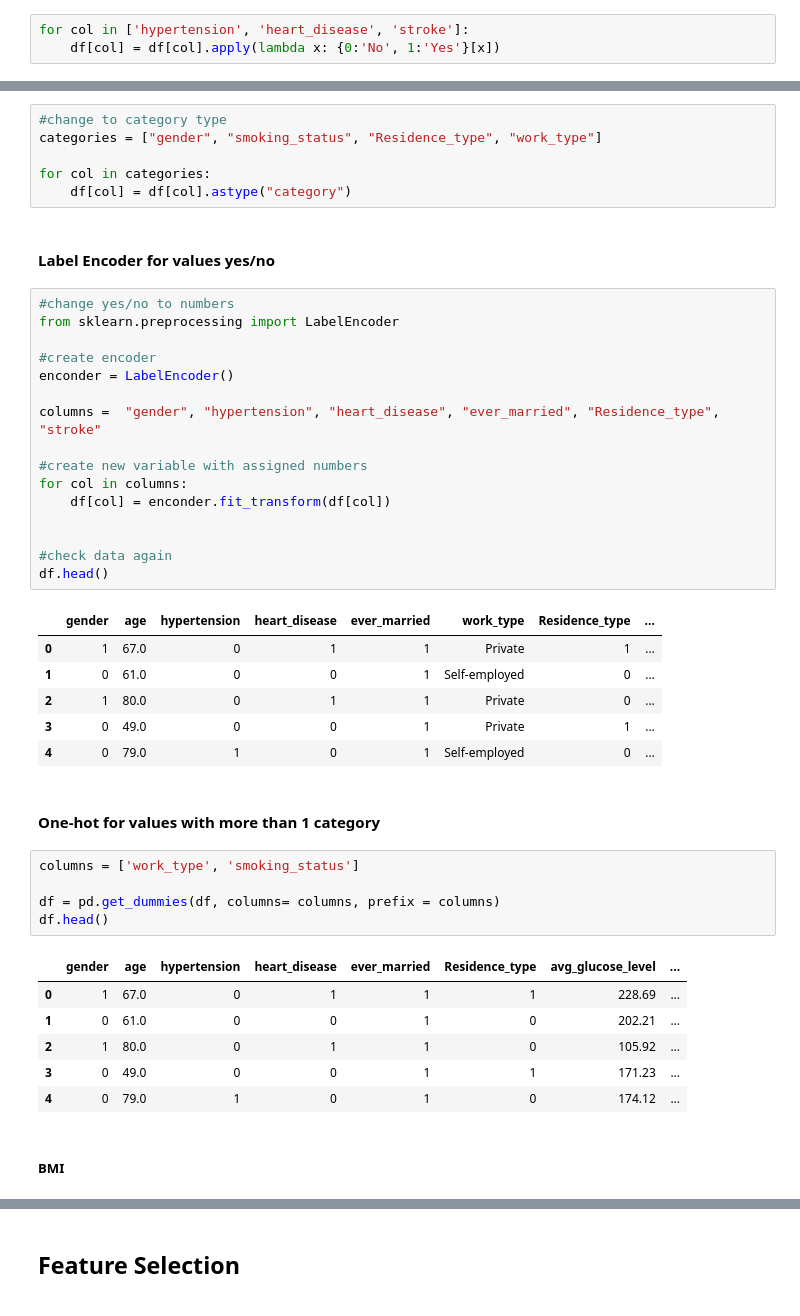
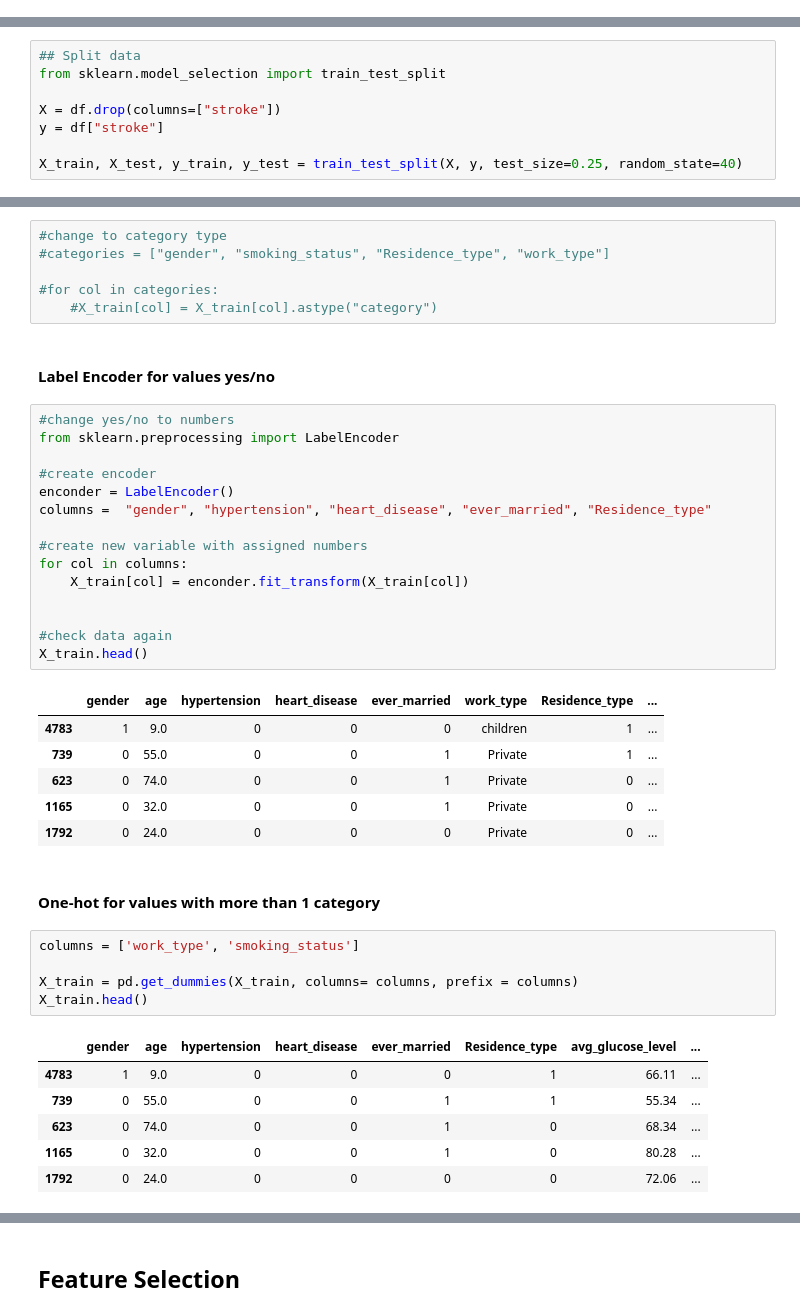
Before and after one commit to paulynamagana/stroke_prediction, a Jupyter notebook: stroke_prediction.ipynb, the cells around one changed output, grey strips where cells are left out. Saved outputs shown, nothing was run; the diff lists cells and outputs as text.

```diff
--- a/stroke_prediction.ipynb
+++ b/stroke_prediction.ipynb
@@ -57,9 +57,6 @@ Some varialbes are wrongly labeled as numeric.
 - hypertension: 0 if the patient doesn't have hypertension, 1 if the patient has hypertension
 - heart_disease: 0 if the patient doesn't have any heart diseases, 1 if the patient has a heart disease
 - stroke: 1 if the patient had a stroke or 0 if not
-# %%
-for col in ['hypertension', 'heart_disease', 'stroke']:
-    df[col] = df[col].apply(lambda x: {0:'No', 1:'Yes'}[x])
 # %%
 #investigate gender column
 print(df["gender"].value_counts())
@@ -199,11 +207,19 @@ for i in df.columns:
+# %%
+## Split data
+from sklearn.model_selection import train_test_split
+
+X = df.drop(columns=["stroke"])
+y = df["stroke"]
+
+X_train, X_test, y_train, y_test = train_test_split(X, y, test_size=0.25, random_state=40)
 # %% [markdown]
 ## Data Transformation
 # %%
 #change to category type
-categories = ["gender", "smoking_status", "Residence_type", "work_type"]
+#categories = ["gender", "smoking_status", "Residence_type", "work_type"]
 
-for col in categories:
-    df[col] = df[col].astype("category")
+#for col in categories:
+    #X_train[col] = X_train[col].astype("category")
 # %% [markdown]
 #### Label Encoder for values yes/no
 # %%
@@ -212,36 +228,33 @@ from sklearn.preprocessing import LabelEncoder
 
 #create encoder
 enconder = LabelEncoder()
-
-columns =  "gender", "hypertension", "heart_disease", "ever_married", "Residence_type", "stroke"
+columns =  "gender", "hypertension", "heart_disease", "ever_married", "Residence_type"
 
 #create new variable with assigned numbers
 for col in columns:
-    df[col] = enconder.fit_transform(df[col])
+    X_train[col] = enconder.fit_transform(X_train[col])
 
 
 #check data again
-df.head()
+X_train.head()
 # %% [output]
 |  | gender | age | hypertension | heart_disease | ever_married | work_type | Residence_type | ... |
-| 0 | 1 | 67.0 | 0 | 1 | 1 | Private | 1 | ... |
-| 1 | 0 | 61.0 | 0 | 0 | 1 | Self-employed | 0 | ... |
-| 2 | 1 | 80.0 | 0 | 1 | 1 | Private | 0 | ... |
-| 3 | 0 | 49.0 | 0 | 0 | 1 | Private | 1 | ... |
-| 4 | 0 | 79.0 | 1 | 0 | 1 | Self-employed | 0 | ... |
+| 4783 | 1 | 9.0 | 0 | 0 | 0 | children | 1 | ... |
+| 739 | 0 | 55.0 | 0 | 0 | 1 | Private | 1 | ... |
+| 623 | 0 | 74.0 | 0 | 0 | 1 | Private | 0 | ... |
+| 1165 | 0 | 32.0 | 0 | 0 | 1 | Private | 0 | ... |
+| 1792 | 0 | 24.0 | 0 | 0 | 0 | Private | 0 | ... |
 # %% [markdown]
 #### One-hot for values with more than 1 category
 # %%
 columns = ['work_type', 'smoking_status']
 
-df = pd.get_dummies(df, columns= columns, prefix = columns)
-df.head()
+X_train = pd.get_dummies(X_train, columns= columns, prefix = columns)
+X_train.head()
 # %% [output]
 |  | gender | age | hypertension | heart_disease | ever_married | Residence_type | avg_glucose_level | ... |
-| 0 | 1 | 67.0 | 0 | 1 | 1 | 1 | 228.69 | ... |
-| 1 | 0 | 61.0 | 0 | 0 | 1 | 0 | 202.21 | ... |
-| 2 | 1 | 80.0 | 0 | 1 | 1 | 0 | 105.92 | ... |
-| 3 | 0 | 49.0 | 0 | 0 | 1 | 1 | 171.23 | ... |
-| 4 | 0 | 79.0 | 1 | 0 | 1 | 0 | 174.12 | ... |
+| 4783 | 1 | 9.0 | 0 | 0 | 0 | 1 | 66.11 | ... |
+| 739 | 0 | 55.0 | 0 | 0 | 1 | 1 | 55.34 | ... |
+| 623 | 0 | 74.0 | 0 | 0 | 1 | 0 | 68.34 | ... |
+| 1165 | 0 | 32.0 | 0 | 0 | 1 | 0 | 80.28 | ... |
+| 1792 | 0 | 24.0 | 0 | 0 | 0 | 0 | 72.06 | ... |
-# %% [markdown]
-##### BMI
```
Also changed, not shown: parts of 51 cells of this notebook.
